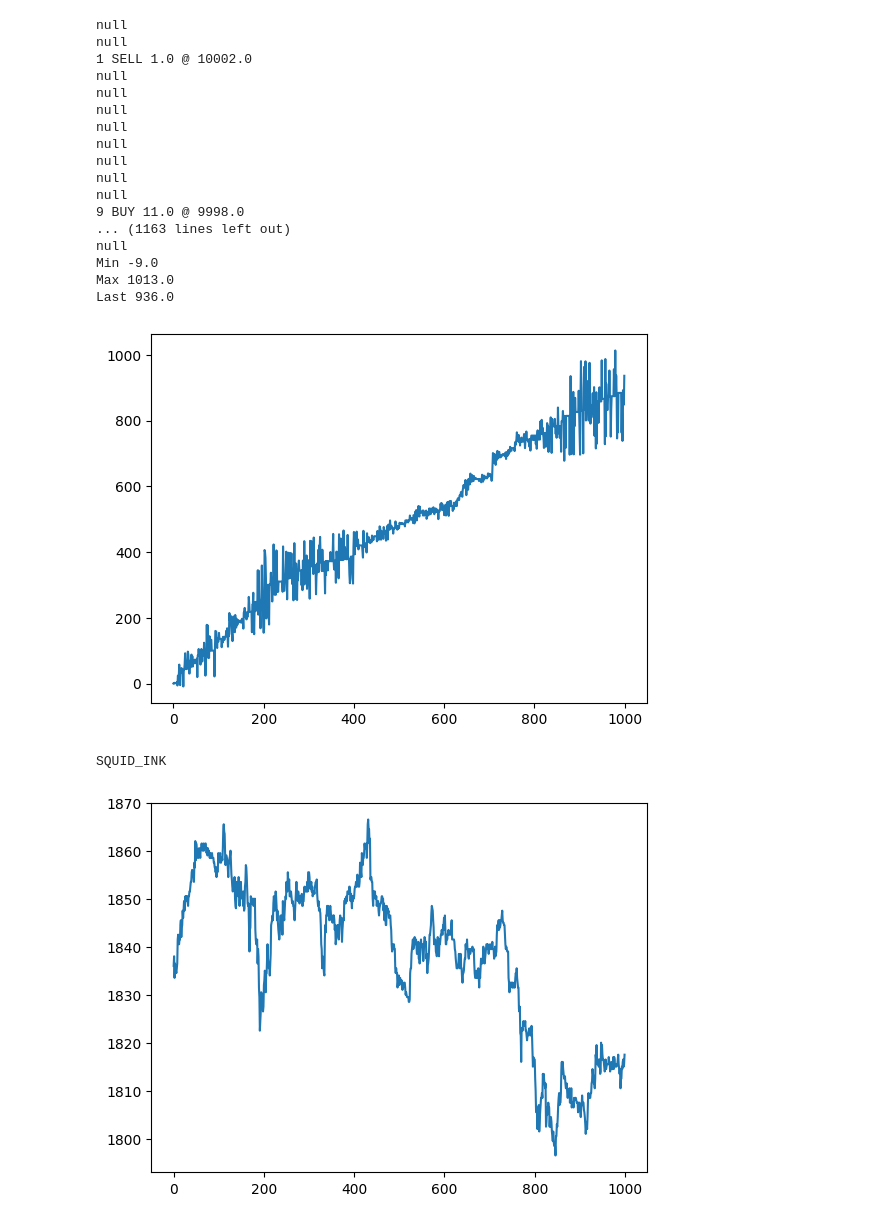
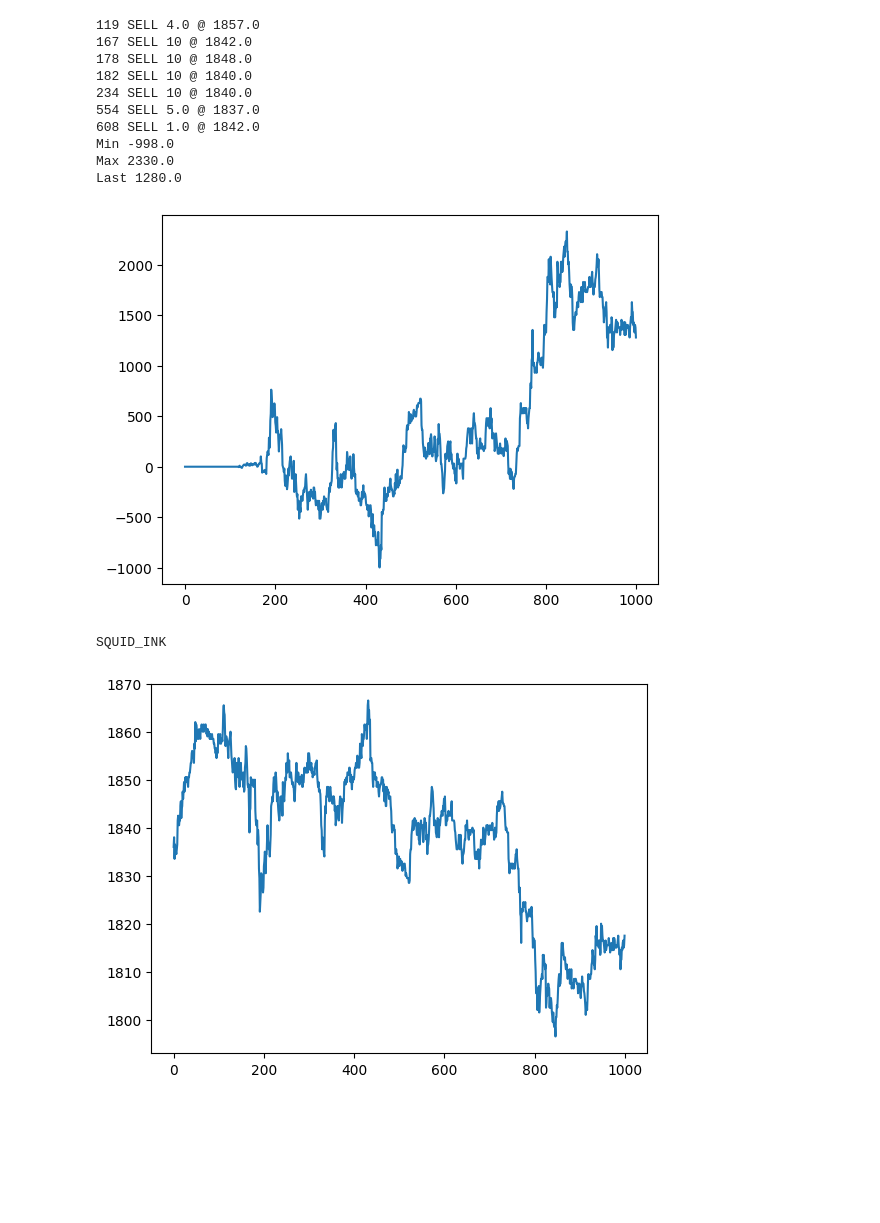
Before and after one commit to nkiselov/IMC_TRADE_BOT, a Jupyter notebook: simulatorRun.ipynb, the cells around one changed output. Cells and saved outputs as stored; diff of their text form; code cells hidden in the pictures; blank space fills up the shorter version.

```diff
--- a/simulatorRun.ipynb
+++ b/simulatorRun.ipynb
@@ -1,36 +1,30 @@
 # %%
 import importlib
 
-import resin
+import round1.big_squid_attack as trading
 import simulator
-importlib.reload(resin)
+importlib.reload(trading)
 importlib.reload(simulator)
 
-Trader = resin.Trader
+Trader = trading.Trader
 Simulator = simulator.Simulator
 
 trader = Trader()
+# sim = Simulator("r1_bad_money.csv")
 sim = Simulator("r1_bad_money.csv")
 sim.runSimul(trader,True)
 # %% [output]
-null
-null
-1 SELL 1.0 @ 10002.0
-null
-null
-null
-null
-null
-null
-null
-null
-9 BUY 11.0 @ 9998.0
-... (1163 lines left out)
-null
-Min -9.0
-Max 1013.0
-Last 936.0
+119 SELL 4.0 @ 1857.0
+167 SELL 10 @ 1842.0
+178 SELL 10 @ 1848.0
+182 SELL 10 @ 1840.0
+234 SELL 10 @ 1840.0
+554 SELL 5.0 @ 1837.0
+608 SELL 1.0 @ 1842.0
+Min -998.0
+Max 2330.0
+Last 1280.0
-[figure, old version]
+[figure, new version]
 SQUID_INK
 [figure]
 RAINFOREST_RESIN
```
Also changed, not shown: 2 other files.
